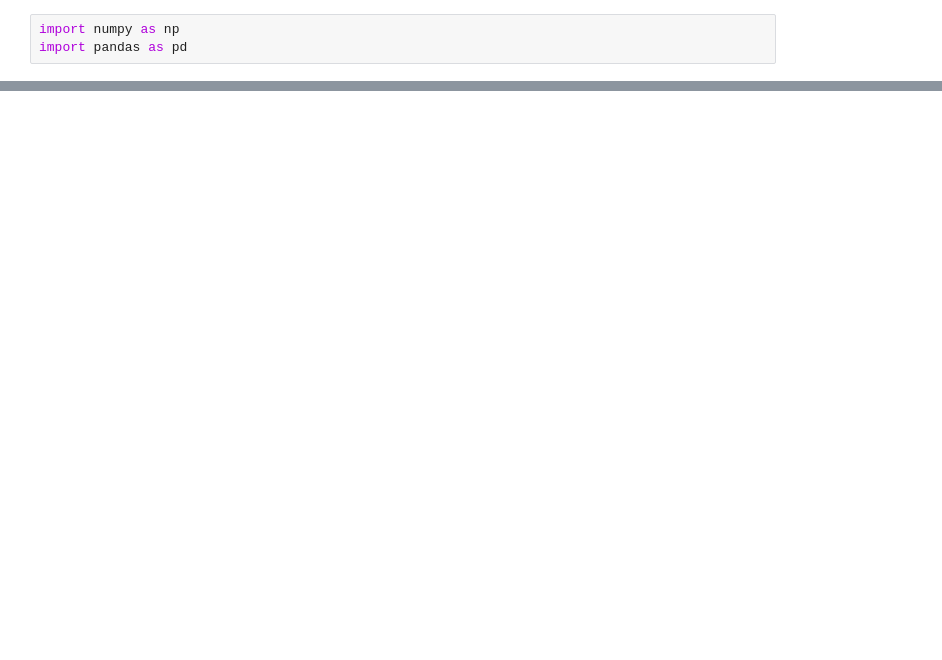
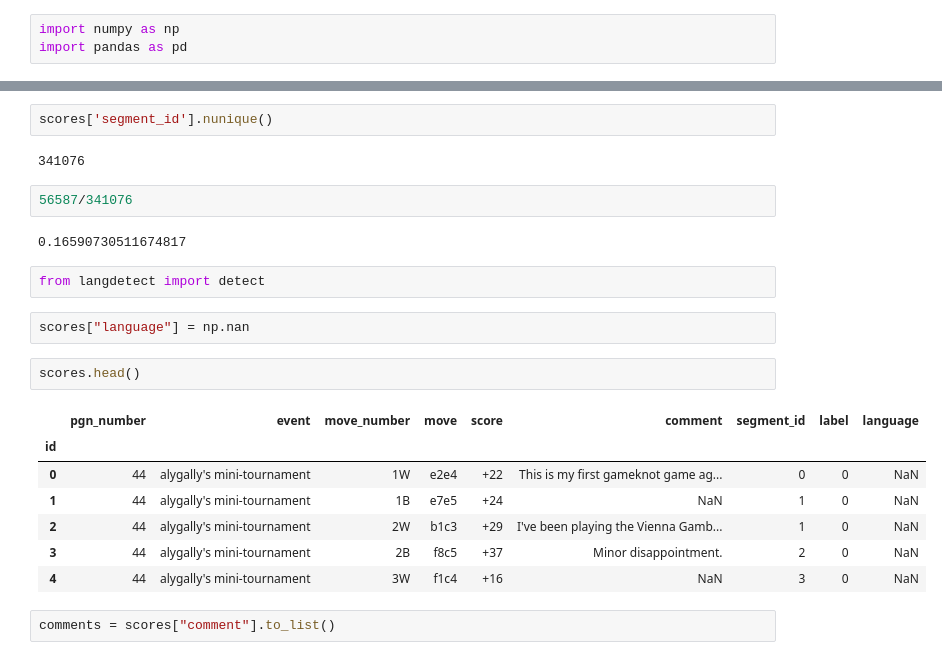
Before and after one commit to Rseiji/TCC-2020, a Jupyter notebook: dataset_generator/scores_insights.ipynb, the cells around one changed output, grey strips where cells are left out. Saved outputs shown, nothing was run; the diff lists cells and outputs as text; blank space fills up the shorter version.

```diff
--- a/dataset_generator/scores_insights.ipynb
+++ b/dataset_generator/scores_insights.ipynb
@@ -60,0 +82,24 @@ scores[scores['Label'] == 1]['Comment'].count()
+# %%
+scores['segment_id'].nunique()
+# %% [output]
+341076
+# %%
+56587/341076
+# %% [output]
+0.16590730511674817
+# %%
+from langdetect import detect
+# %%
+scores["language"] = np.nan
+# %%
+scores.head()
+# %% [output]
+|  | pgn_number | event | move_number | move | score | comment | segment_id | label | language |
+| id |  |  |  |  |  |  |  |  |  |
+| 0 | 44 | alygally's mini-tournament | 1W | e2e4 | +22 | This is my first gameknot game ag... | 0 | 0 | NaN |
+| 1 | 44 | alygally's mini-tournament | 1B | e7e5 | +24 | NaN | 1 | 0 | NaN |
+| 2 | 44 | alygally's mini-tournament | 2W | b1c3 | +29 | I've been playing the Vienna Gamb... | 1 | 0 | NaN |
+| 3 | 44 | alygally's mini-tournament | 2B | f8c5 | +37 | Minor disappointment. | 2 | 0 | NaN |
+| 4 | 44 | alygally's mini-tournament | 3W | f1c4 | +16 | NaN | 3 | 0 | NaN |
+# %%
+comments = scores["comment"].to_list()
```
Also changed, not shown: parts of 18 cells of this notebook, 1 other file.
